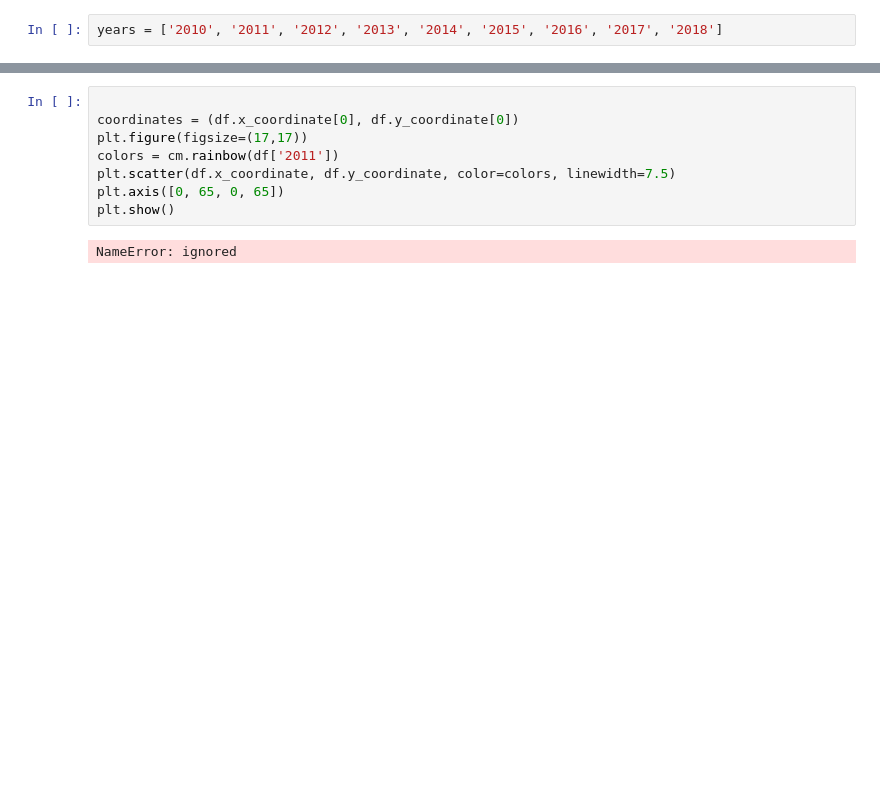
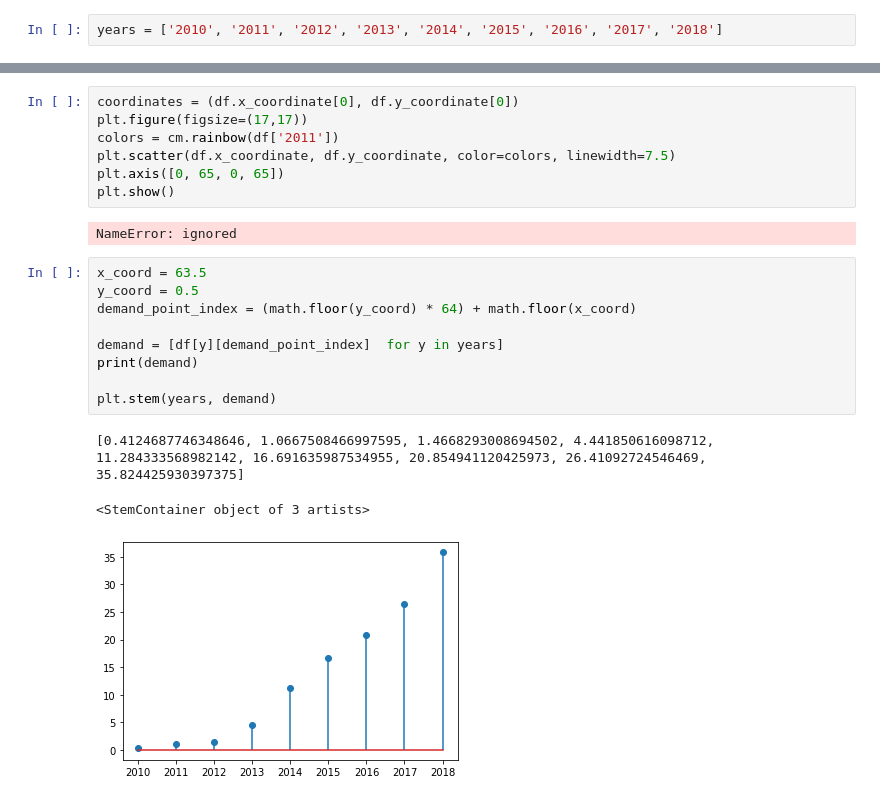
Before and after one commit to Kapi2910/EV-Demand-Supply, a Jupyter notebook: EV Supply Demand.ipynb, the cells around one changed output, grey strips where cells are left out. Drawn from its saved outputs; the diff is of its cells as text; blank space fills up the shorter version.

```diff
--- a/EV Supply Demand.ipynb
+++ b/EV Supply Demand.ipynb
@@ -194,5 +171,4 @@ video.release()  # releasing the video generated
 # %%
-
 coordinates = (df.x_coordinate[0], df.y_coordinate[0])
 plt.figure(figsize=(17,17))
 colors = cm.rainbow(df['2011'])
@@ -201,3 +177,16 @@ plt.axis([0, 65, 0, 65])
 plt.show()
 # %% [output]
 NameError: ignored
+# %%
+x_coord = 63.5
+y_coord = 0.5
+demand_point_index = (math.floor(y_coord) * 64) + math.floor(x_coord)
+
+demand = [df[y][demand_point_index]  for y in years]
+print(demand)
+
+plt.stem(years, demand)
+# %% [output]
+[0.4124687746348646, 1.0667508466997595, 1.4668293008694502, 4.441850616098712, 11.284333568982142, 16.691635987534955, 20.854941120425973, 26.41092724546469, 35.824425930397375]
+<StemContainer object of 3 artists>
+[figure, added]
```
Also changed, not shown: parts of 13 cells of this notebook.
